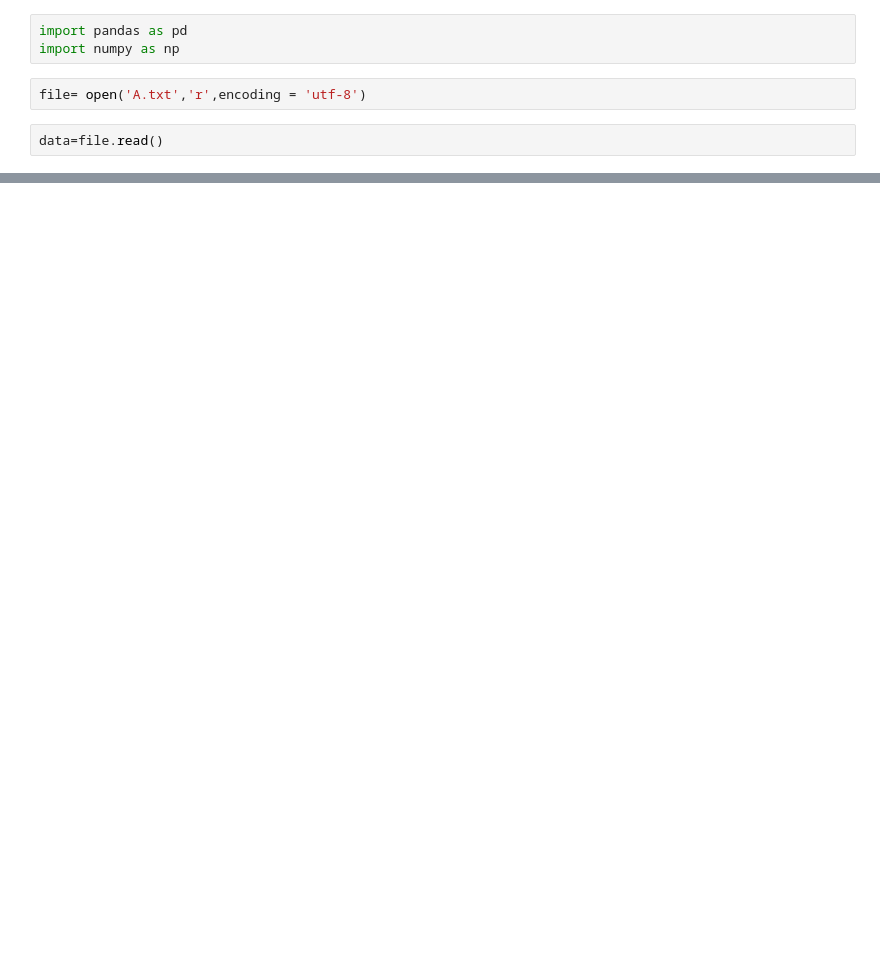
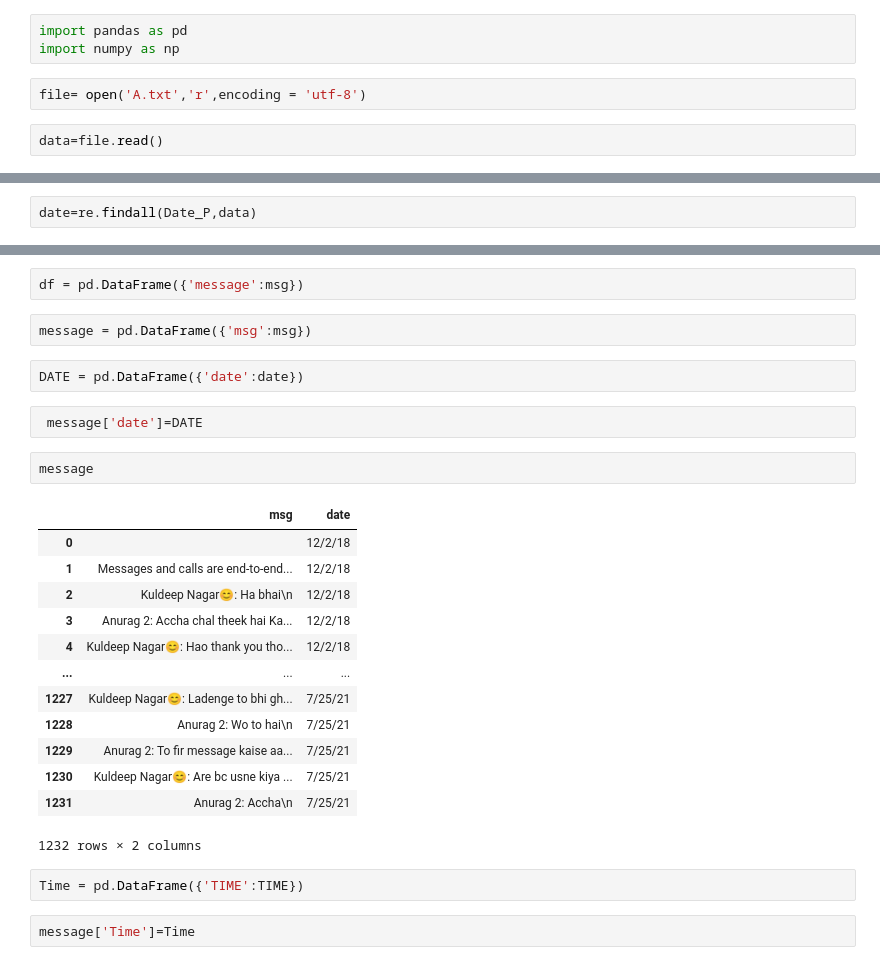
Before and after one commit to kuldeep4408/WhatsApp_Chat_Analysis, a Jupyter notebook: preprocessing.ipynb, the cells around one changed output, grey strips where cells are left out. Drawn from its saved outputs; the diff is of its cells as text; blank space fills up the shorter version.

```diff
--- a/preprocessing.ipynb
+++ b/preprocessing.ipynb
@@ -11,0 +18,2 @@ data
+# %%
+date=re.findall(Date_P,data)
@@ -11,0 +44,28 @@ data
+# %%
+df = pd.DataFrame({'message':msg})
+# %%
+message = pd.DataFrame({'msg':msg})
+# %%
+DATE = pd.DataFrame({'date':date})
+# %%
+ message['date']=DATE
+# %%
+message
+# %% [output]
+|  | msg | date |
+| 0 |  | 12/2/18 |
+| 1 | Messages and calls are end-to-end... | 12/2/18 |
+| 2 | Kuldeep Nagar😊: Ha bhai\n | 12/2/18 |
+| 3 | Anurag 2: Accha chal theek hai Ka... | 12/2/18 |
+| 4 | Kuldeep Nagar😊: Hao thank you tho... | 12/2/18 |
+| ... | ... | ... |
+| 1227 | Kuldeep Nagar😊: Ladenge to bhi gh... | 7/25/21 |
+| 1228 | Anurag 2: Wo to hai\n | 7/25/21 |
+| 1229 | Anurag 2: To fir message kaise aa... | 7/25/21 |
+| 1230 | Kuldeep Nagar😊: Are bc usne kiya ... | 7/25/21 |
+| 1231 | Anurag 2: Accha\n | 7/25/21 |
+1232 rows × 2 columns
+# %%
+Time = pd.DataFrame({'TIME':TIME})
+# %%
+message['Time']=Time
```
Also changed, not shown: parts of 15 cells of this notebook.
